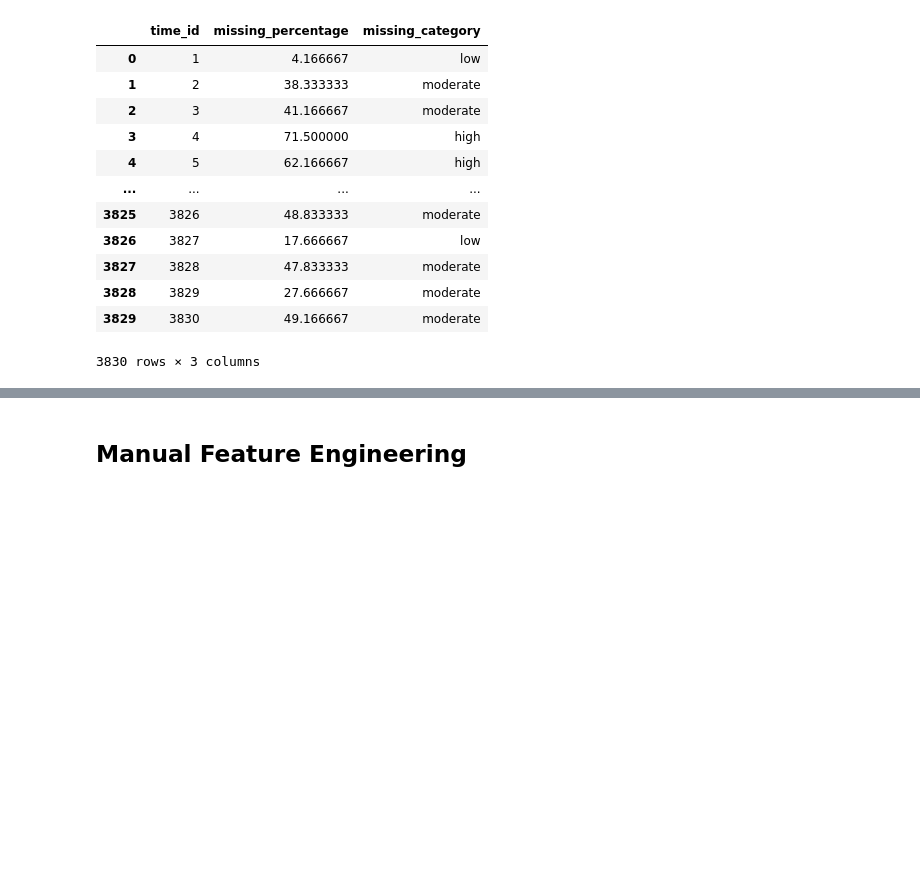
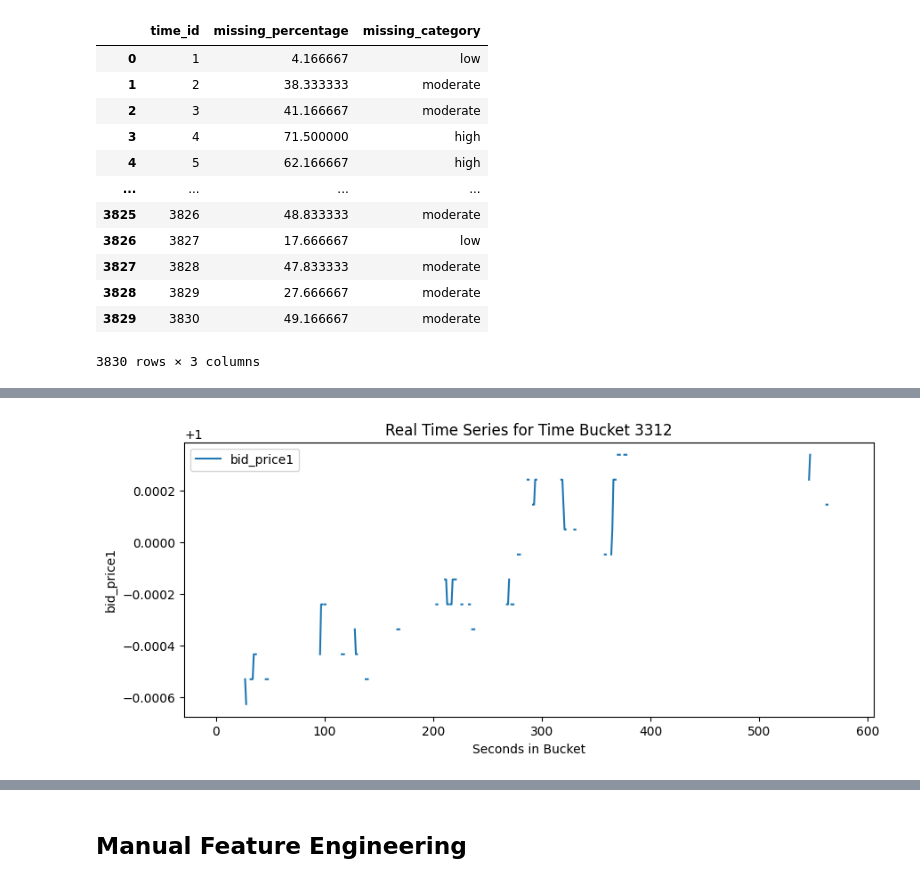
Before and after one commit to Ayush-Singh-31/Optiver-07, a Jupyter notebook: EDA.ipynb, the cells around one changed output, grey strips where cells are left out. Drawn from its saved outputs; the diff is of its cells as text; code cells hidden in the pictures; blank space fills up the shorter version.

```diff
--- a/EDA.ipynb
+++ b/EDA.ipynb
@@ -329,8 +341,11 @@ def reindex_group(group):
     group = group.set_index('seconds_in_bucket').sort_index()
     complete_index = range(600)
     group = group.reindex(complete_index)
-    group['time_id'] = group['time_id'].ffill()
-    return group.reset_index().rename(columns={'index': 'seconds_in_bucket'})
+    group['time_id'] = group['time_id'].ffill().astype(int)
+    result = group.reset_index().rename(columns={'index': 'seconds_in_bucket'})
+    result = result[['time_id', 'seconds_in_bucket'] + [col for col in result.columns
+                                                        if col not in ('time_id', 'seconds_in_bucket')]]
+    return result
 
-df_complete = stock1.groupby('time_id', group_keys=False).apply(reindex_group)
+df_complete = stock1.groupby('time_id', group_keys=False).apply(reindex_group).reset_index(drop=True)
 # %%
@@ -351,0 +383,13 @@ df_complete
+# %%
+bucket_id = df_complete['time_id'].unique()[3311]
+bucket_data = df_complete[df_complete['time_id'] == bucket_id]
+
+plt.figure(figsize=(10, 4))
+plt.plot(bucket_data['seconds_in_bucket'], bucket_data['ask_price1'], label='bid_price1')
+plt.xlabel('Seconds in Bucket')
+plt.ylabel('bid_price1')
+plt.title(f'Real Time Series for Time Bucket {bucket_id}')
+plt.legend()
+plt.show()
+# %% [output]
+[figure, added]
```
Also changed, not shown: parts of 20 cells of this notebook.
